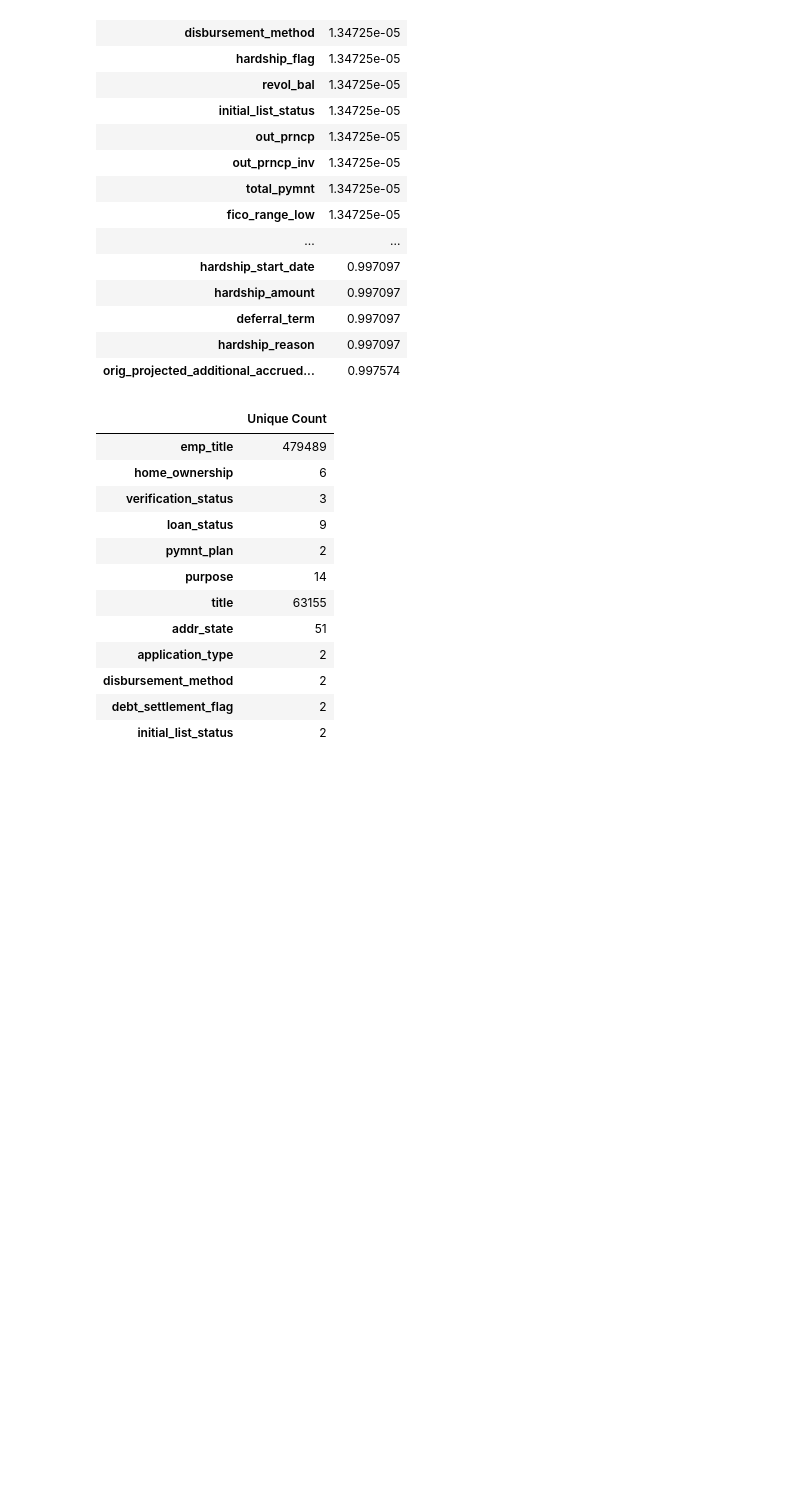
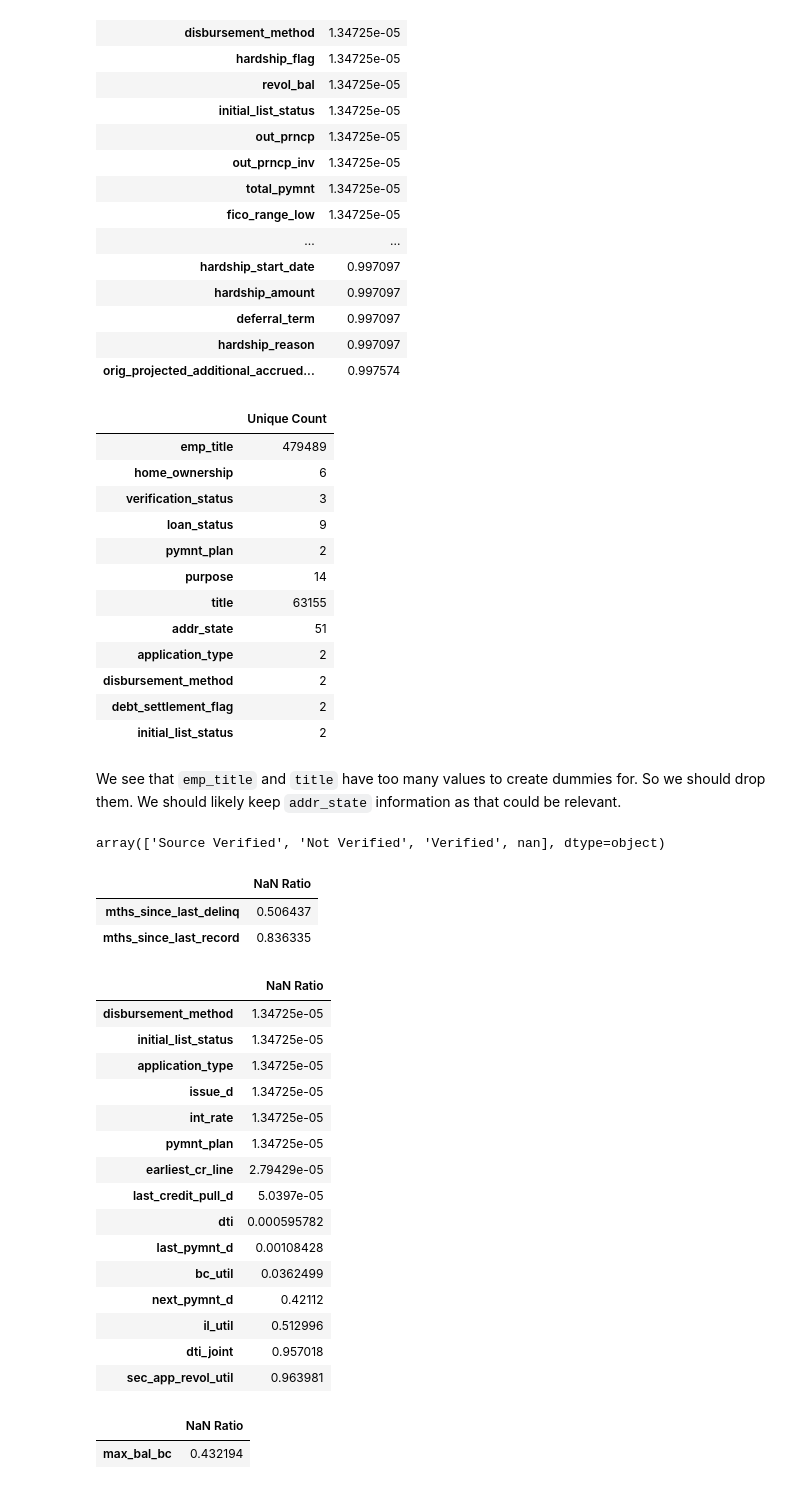
Before and after one commit to tmaounis/cs109a-LendingClub, a Jupyter notebook: models.ipynb, the cells around one changed output. Saved outputs shown, nothing was run; the diff lists cells and outputs as text; code cells hidden in the pictures; blank space fills up the shorter version.

```diff
--- a/models.ipynb
+++ b/models.ipynb
@@ -47,7 +42,7 @@ We must clean the dataset. Many variables are categorical and need dummy variabl
 # %% [markdown]
 To start, we can drop `id` and `member_id`. We should also drop the last two rows as they are not meaningful.
 # %%
-#df_a_raw = df_a_raw_copy.copy()
+df_a_raw = df_a_raw_copy.copy()
 # %%
 df_a_clean = df_a_raw.drop(df_a_raw.index[[-1,-2]])
 df_a_clean = df_a_clean.drop(['id', 'member_id'], axis=1)
@@ -160,4 +191,10 @@ display(stats_unique(df_a_clean,check_uniqes_list))
 | disbursement_method | 2 |
 | debt_settlement_flag | 2 |
 | initial_list_status | 2 |
+# %% [markdown]
+We see that `emp_title` and `title` have too many values to create dummies for. So we should drop them. We should likely keep `addr_state` information as that could be relevant.
+# %%
+df_a['verification_status'].unique()
+# %% [output]
+array(['Source Verified', 'Not Verified', 'Verified', nan], dtype=object)
 # %%
@@ -168,0 +208,30 @@ binary_feats = ['pymnt_plan','application_type','disbursement_method','debt_sett
+# %%
+stats_nan.loc[['mths_since_last_delinq']+['mths_since_last_record']]
+# %% [output]
+|  | NaN Ratio |
+| mths_since_last_delinq | 0.506437 |
+| mths_since_last_record | 0.836335 |
+# %%
+stats_nan.loc[ratio_feats+date_feats+binary_feats]
+# %% [output]
+|  | NaN Ratio |
+| disbursement_method | 1.34725e-05 |
+| initial_list_status | 1.34725e-05 |
+| application_type | 1.34725e-05 |
+| issue_d | 1.34725e-05 |
+| int_rate | 1.34725e-05 |
+| pymnt_plan | 1.34725e-05 |
+| earliest_cr_line | 2.79429e-05 |
+| last_credit_pull_d | 5.0397e-05 |
+| dti | 0.000595782 |
+| last_pymnt_d | 0.00108428 |
+| bc_util | 0.0362499 |
+| next_pymnt_d | 0.42112 |
+| il_util | 0.512996 |
+| dti_joint | 0.957018 |
+| sec_app_revol_util | 0.963981 |
+# %%
+stats_nan.loc['max_bal_bc']
+# %% [output]
+|  | NaN Ratio |
+| max_bal_bc | 0.432194 |
```
Also changed, not shown: parts of 9 cells of this notebook, 1 other file.
